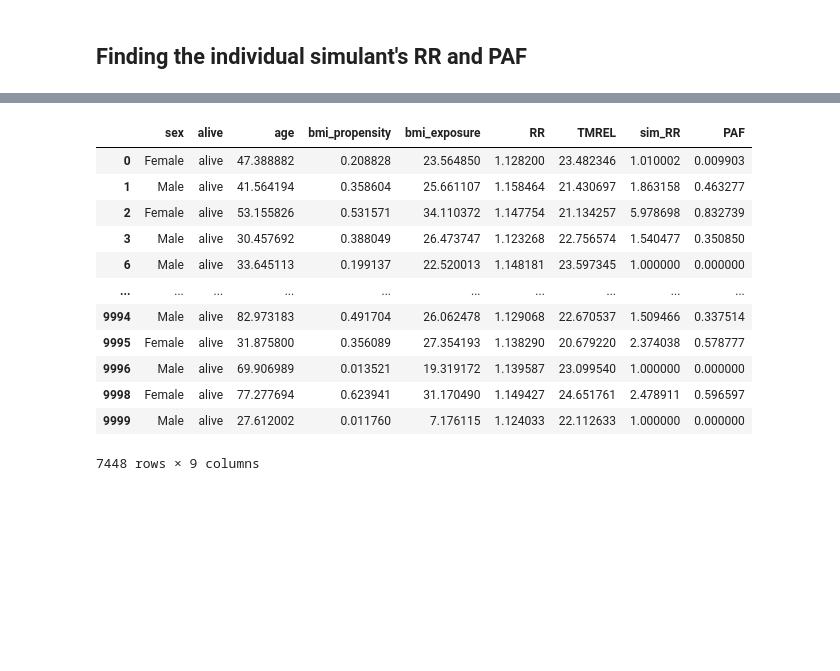
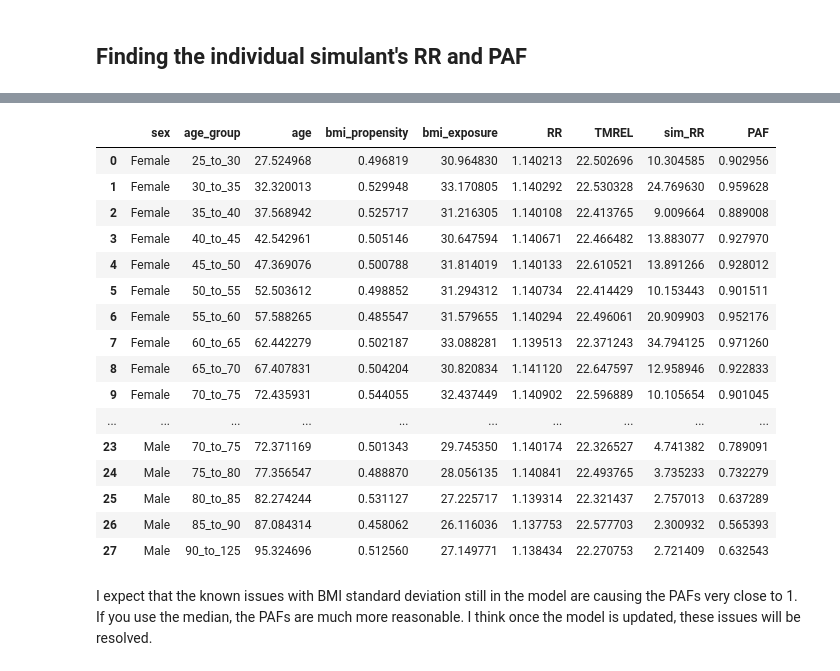
Before and after one commit to ihmeuw/vivarium_research_nih_us_cvd, a Jupyter notebook: PAF_BMI_to_HF.ipynb, the cells around one changed output, grey strips where cells are left out. Saved outputs shown, nothing was run; the diff lists cells and outputs as text; code cells hidden in the pictures; blank space fills up the shorter version.

```diff
--- a/PAF_BMI_to_HF.ipynb
+++ b/PAF_BMI_to_HF.ipynb
@@ -88,3 +88,7 @@ data1.head()
 | 4 | Female | alive | 19.554806 | 0.672873 | 5.000000 |
 # %%
 data1 = data1.loc[(data1.age > 25) & (data1.alive == 'alive')]
+# %%
+age_group = pd.cut(data1.age, bins=[25,30,35,40,45,50,55,60,65,70,75,80,85,90,125],labels=['25_to_30','30_to_35','35_to_40','40_to_45','45_to_50','50_to_55','55_to_60','60_to_65','65_to_70','70_to_75','75_to_80','80_to_85','85_to_90','90_to_125'])
+data1.insert(5, 'age_group', age_group)
+data1
@@ -142,4 +154,5 @@ max((data1['bmi_exposure'] - data1['TMREL']),0)
 # %%
+data1['sim_RR'] = np.nan
 for i in range(len(data1)):
     data1['sim_RR'].iloc[i] = data1['RR'].iloc[i]**[max((data1['bmi_exposure'].iloc[i] - data1['TMREL'].iloc[i]),0)]
 data1
@@ -163,0 +177,3 @@ See the caveats in the documentation: https://pandas.pydata.org/pandas-docs/stab
+# %%
+data_grouped = data1.groupby(['sex', 'age_group'], as_index=False).mean()
+data_grouped
@@ -164,17 +198,23 @@ See the caveats in the documentation: https://pandas.pydata.org/pandas-docs/stab
 # %%
-data1['PAF'] = (data1['sim_RR'] - 1) / data1['sim_RR']
-data1
+data_grouped['PAF'] = (data_grouped['sim_RR'] - 1) / data_grouped['sim_RR']
+data_grouped
 # %% [output]
-|  | sex | alive | age | bmi_propensity | bmi_exposure | RR | TMREL | sim_RR | PAF |
-| 0 | Female | alive | 47.388882 | 0.208828 | 23.564850 | 1.128200 | 23.482346 | 1.010002 | 0.009903 |
-| 1 | Male | alive | 41.564194 | 0.358604 | 25.661107 | 1.158464 | 21.430697 | 1.863158 | 0.463277 |
-| 2 | Female | alive | 53.155826 | 0.531571 | 34.110372 | 1.147754 | 21.134257 | 5.978698 | 0.832739 |
-| 3 | Male | alive | 30.457692 | 0.388049 | 26.473747 | 1.123268 | 22.756574 | 1.540477 | 0.350850 |
-| 6 | Male | alive | 33.645113 | 0.199137 | 22.520013 | 1.148181 | 23.597345 | 1.000000 | 0.000000 |
+|  | sex | age_group | age | bmi_propensity | bmi_exposure | RR | TMREL | sim_RR | PAF |
+| 0 | Female | 25_to_30 | 27.524968 | 0.496819 | 30.964830 | 1.140213 | 22.502696 | 10.304585 | 0.902956 |
+| 1 | Female | 30_to_35 | 32.320013 | 0.529948 | 33.170805 | 1.140292 | 22.530328 | 24.769630 | 0.959628 |
+| 2 | Female | 35_to_40 | 37.568942 | 0.525717 | 31.216305 | 1.140108 | 22.413765 | 9.009664 | 0.889008 |
+| 3 | Female | 40_to_45 | 42.542961 | 0.505146 | 30.647594 | 1.140671 | 22.466482 | 13.883077 | 0.927970 |
+| 4 | Female | 45_to_50 | 47.369076 | 0.500788 | 31.814019 | 1.140133 | 22.610521 | 13.891266 | 0.928012 |
+| 5 | Female | 50_to_55 | 52.503612 | 0.498852 | 31.294312 | 1.140734 | 22.414429 | 10.153443 | 0.901511 |
+| 6 | Female | 55_to_60 | 57.588265 | 0.485547 | 31.579655 | 1.140294 | 22.496061 | 20.909903 | 0.952176 |
+| 7 | Female | 60_to_65 | 62.442279 | 0.502187 | 33.088281 | 1.139513 | 22.371243 | 34.794125 | 0.971260 |
+| 8 | Female | 65_to_70 | 67.407831 | 0.504204 | 30.820834 | 1.141120 | 22.647597 | 12.958946 | 0.922833 |
+| 9 | Female | 70_to_75 | 72.435931 | 0.544055 | 32.437449 | 1.140902 | 22.596889 | 10.105654 | 0.901045 |
 | ... | ... | ... | ... | ... | ... | ... | ... | ... | ... |
-| 9994 | Male | alive | 82.973183 | 0.491704 | 26.062478 | 1.129068 | 22.670537 | 1.509466 | 0.337514 |
-| 9995 | Female | alive | 31.875800 | 0.356089 | 27.354193 | 1.138290 | 20.679220 | 2.374038 | 0.578777 |
-| 9996 | Male | alive | 69.906989 | 0.013521 | 19.319172 | 1.139587 | 23.099540 | 1.000000 | 0.000000 |
-| 9998 | Female | alive | 77.277694 | 0.623941 | 31.170490 | 1.149427 | 24.651761 | 2.478911 | 0.596597 |
-| 9999 | Male | alive | 27.612002 | 0.011760 | 7.176115 | 1.124033 | 22.112633 | 1.000000 | 0.000000 |
+| 23 | Male | 70_to_75 | 72.371169 | 0.501343 | 29.745350 | 1.140174 | 22.326527 | 4.741382 | 0.789091 |
+| 24 | Male | 75_to_80 | 77.356547 | 0.488870 | 28.056135 | 1.140841 | 22.493765 | 3.735233 | 0.732279 |
+| 25 | Male | 80_to_85 | 82.274244 | 0.531127 | 27.225717 | 1.139314 | 22.321437 | 2.757013 | 0.637289 |
+| 26 | Male | 85_to_90 | 87.084314 | 0.458062 | 26.116036 | 1.137753 | 22.577703 | 2.300932 | 0.565393 |
+| 27 | Male | 90_to_125 | 95.324696 | 0.512560 | 27.149771 | 1.138434 | 22.270753 | 2.721409 | 0.632543 |
-7448 rows × 9 columns
+# %% [markdown]
+I expect that the known issues with BMI standard deviation still in the model are causing the PAFs very close to 1. If you use the median, the PAFs are much more reasonable. I think once the model is updated, these issues will be resolved.
```
Also changed, not shown: parts of 8 cells of this notebook.
